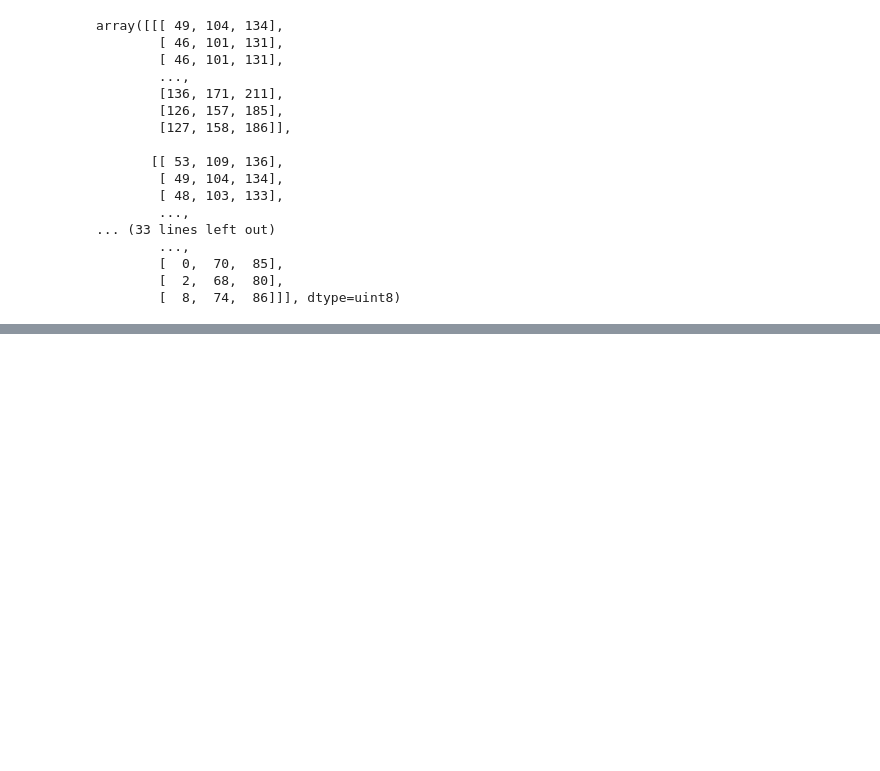
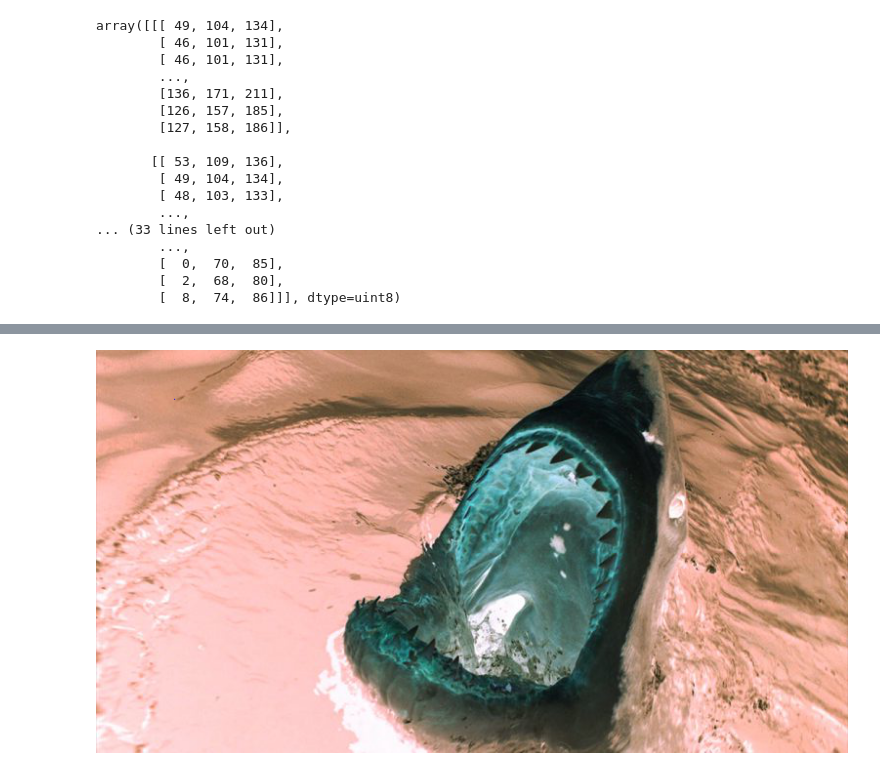
Before and after one commit to leiner999/Notebooks, a Jupyter notebook: 03_Numpy.ipynb, the cells around one changed output, grey strips where cells are left out. Cells and saved outputs as stored; diff of their text form; code cells hidden in the pictures; blank space fills up the shorter version.

```diff
--- a/03_Numpy.ipynb
+++ b/03_Numpy.ipynb
@@ -364,0 +400,12 @@ print(tiburon[50,80])
+# %%
+#invierte los colores
+t3= tiburon.copy()
+
+t3 = 255 - tiburon
+
+
+t3i = Image.fromarray(t3)
+t3i.save('t3.jpg')
+t3i
+# %% [output]
+[figure, added]
```
Also changed, not shown: parts of 15 cells of this notebook.
